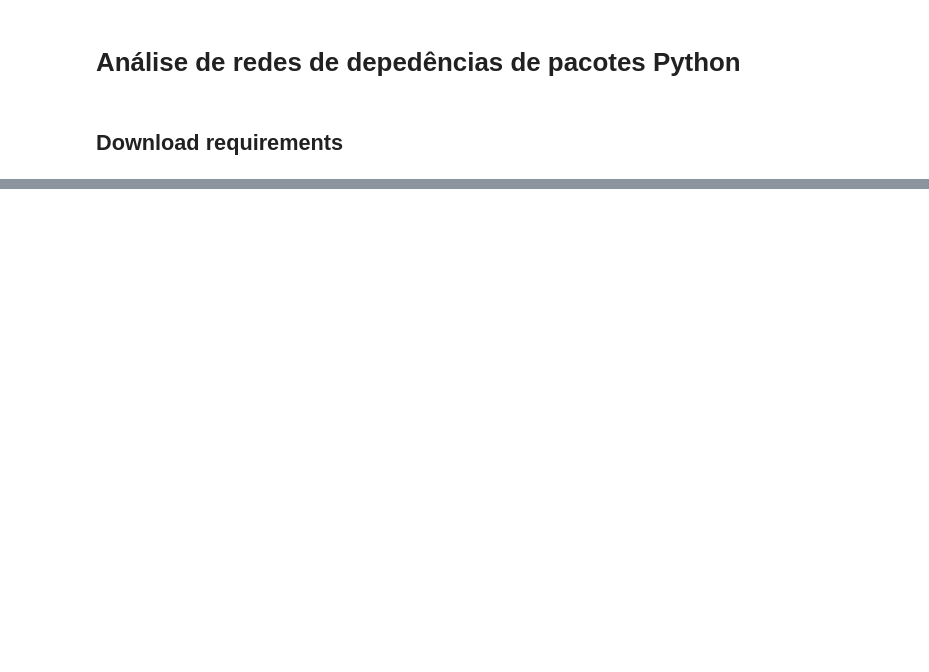
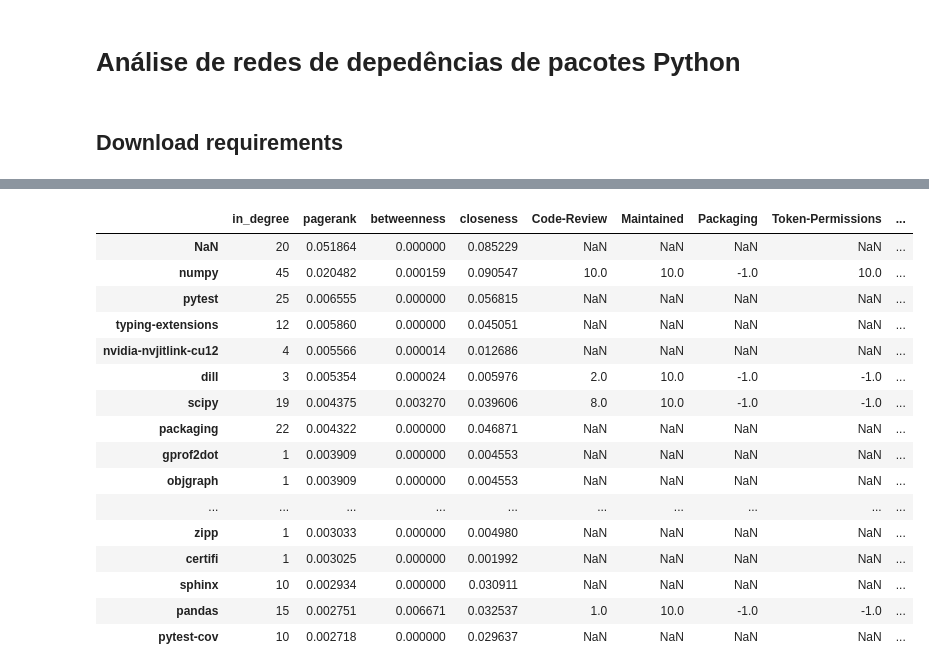
Before and after one commit to beatorizu/SNA-applied-to-Python-Ecosystem, a Jupyter notebook: graph_analysis.ipynb, the cells around one changed output, grey strips where cells are left out. Cells and saved outputs as stored; diff of their text form; code cells hidden in the pictures; blank space fills up the shorter version.

```diff
--- a/graph_analysis.ipynb
+++ b/graph_analysis.ipynb
@@ -52,0 +169,2 @@ df_deps = df_deps.rename(columns={'package_name': 'source', 'projectName': 'targ
+# %%
+full_insecure = full_insecure.explode('specs').reset_index(drop=True)
@@ -66,3 +210,81 @@ betweenness = nx.betweenness_centrality(G)
 degree = nx.degree_centrality(G)
 # %%
 weakly_connected_components = list(nx.weakly_connected_components(G))
+# %%
+ossf_metrics = df_deps[[
+	"source",
+	"Code-Review",
+	"Maintained",
+	# "CII-Best-Practices",
+	"Packaging",
+	# "Dangerous-Workflow",
+	"Token-Permissions",
+	# "Binary-Artifacts",
+	# "License",
+	"Pinned-Dependencies",
+	"Fuzzing",
+	"Branch-Protection",
+	"Signed-Releases",
+	"Security-Policy",
+	"SAST"
+]].drop_duplicates().set_index("source").to_dict(orient="series")
+# %%
+in_degree = dict(G.in_degree())
+pagerank = dict(nx.pagerank(G, alpha=0.85))
+betweenness = dict(nx.betweenness_centrality(G))
+closeness = dict(nx.closeness_centrality(G))
+
+df_metrics = pd.DataFrame({
+    "in_degree": pd.Series(in_degree),
+    "pagerank": pd.Series(pagerank),
+    "betweenness": pd.Series(betweenness),
+    "closeness": pd.Series(closeness),
+})
+
+df_metrics = df_metrics.join(pd.DataFrame(ossf_metrics))
+
+df_metrics["rank_in_degree"] = (
+    df_metrics["in_degree"]
+    .rank(ascending=False)
+	.astype(int)
+)
+
+df_metrics["rank_pagerank"] = (
+    df_metrics["pagerank"]
+    .rank(ascending=False)
+	.astype(int)
+)
+
+df_metrics["rank_betweenness"] = (
+    df_metrics["betweenness"]
+    .rank(ascending=False)
+	.astype(int)
+)
+
+df_metrics["rank_closeness"] = (
+    df_metrics["closeness"]
+    .rank(ascending=False)
+	.astype(int)
+)
+
+df_metrics.sort_values(
+    "rank_pagerank"
+).head(20)
+# %% [output]
+|  | in_degree | pagerank | betweenness | closeness | Code-Review | Maintained | Packaging | Token-Permissions | ... |
+| NaN | 20 | 0.051864 | 0.000000 | 0.085229 | NaN | NaN | NaN | NaN | ... |
+| numpy | 45 | 0.020482 | 0.000159 | 0.090547 | 10.0 | 10.0 | -1.0 | 10.0 | ... |
+| pytest | 25 | 0.006555 | 0.000000 | 0.056815 | NaN | NaN | NaN | NaN | ... |
+| typing-extensions | 12 | 0.005860 | 0.000000 | 0.045051 | NaN | NaN | NaN | NaN | ... |
+| nvidia-nvjitlink-cu12 | 4 | 0.005566 | 0.000014 | 0.012686 | NaN | NaN | NaN | NaN | ... |
+| dill | 3 | 0.005354 | 0.000024 | 0.005976 | 2.0 | 10.0 | -1.0 | -1.0 | ... |
+| scipy | 19 | 0.004375 | 0.003270 | 0.039606 | 8.0 | 10.0 | -1.0 | -1.0 | ... |
+| packaging | 22 | 0.004322 | 0.000000 | 0.046871 | NaN | NaN | NaN | NaN | ... |
+| gprof2dot | 1 | 0.003909 | 0.000000 | 0.004553 | NaN | NaN | NaN | NaN | ... |
+| objgraph | 1 | 0.003909 | 0.000000 | 0.004553 | NaN | NaN | NaN | NaN | ... |
+| ... | ... | ... | ... | ... | ... | ... | ... | ... | ... |
+| zipp | 1 | 0.003033 | 0.000000 | 0.004980 | NaN | NaN | NaN | NaN | ... |
+| certifi | 1 | 0.003025 | 0.000000 | 0.001992 | NaN | NaN | NaN | NaN | ... |
+| sphinx | 10 | 0.002934 | 0.000000 | 0.030911 | NaN | NaN | NaN | NaN | ... |
+| pandas | 15 | 0.002751 | 0.006671 | 0.032537 | 1.0 | 10.0 | -1.0 | -1.0 | ... |
+| pytest-cov | 10 | 0.002718 | 0.000000 | 0.029637 | NaN | NaN | NaN | NaN | ... |
```
Also changed, not shown: parts of 67 cells of this notebook, 5 other files.
